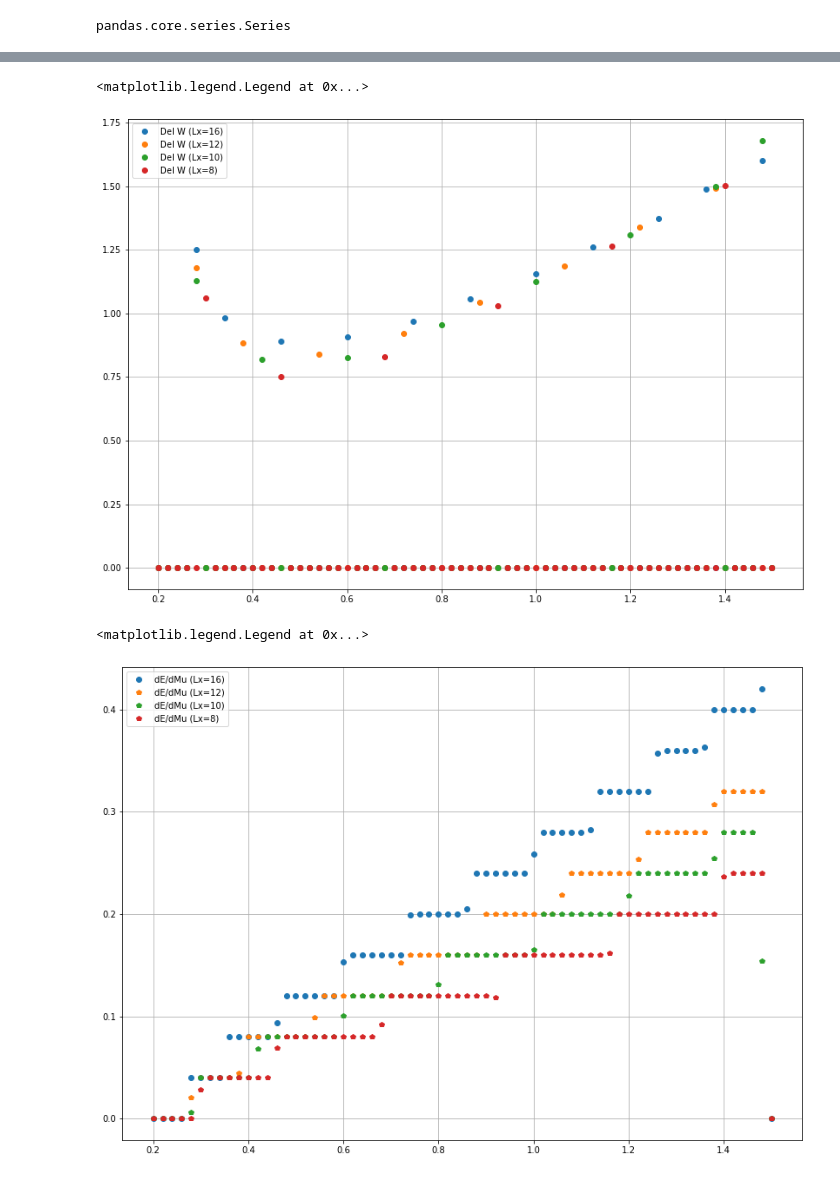
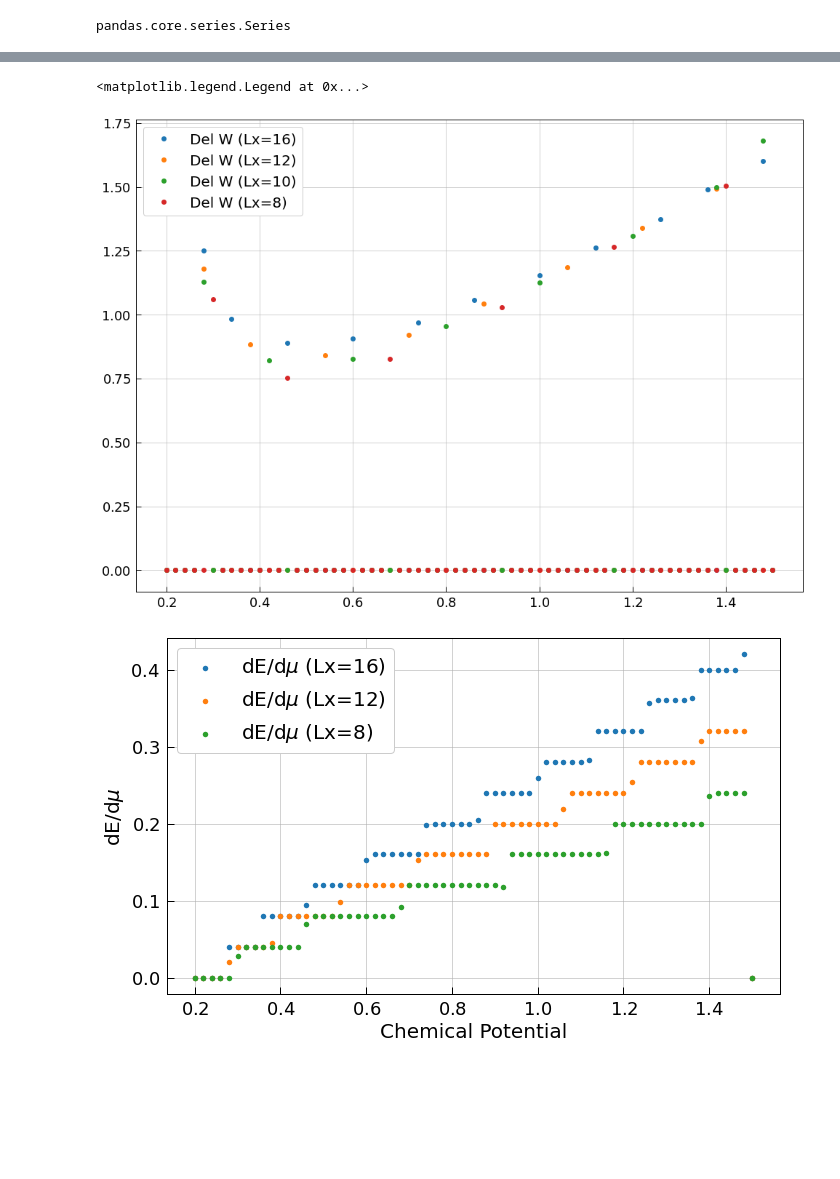
Before and after one commit to Philipp137/SquareIce, a Jupyter notebook: 06_data/28_06_plots_paolo/data_analisys.ipynb, the cells around one changed output, grey strips where cells are left out. Saved outputs shown, nothing was run; the diff lists cells and outputs as text; code cells hidden in the pictures; blank space fills up the shorter version.

```diff
--- a/06_data/28_06_plots_paolo/data_analisys.ipynb
+++ b/06_data/28_06_plots_paolo/data_analisys.ipynb
@@ -4,7 +4,7 @@ import os
 import numpy as np
 import matplotlib.pyplot as plt
 import matplotlib.cm as cm
-#plt.style.use('/Users/paolostornati/Phd/phdthesis.mpltstyle')
+plt.style.use('/Users/paolostornati/Phd/phdthesis.mpltstyle')
 niceblack="#262626"
 from matplotlib.colors import ListedColormap
 from palettable.cartocolors.sequential import DarkMint_7
@@ -154,28 +156,33 @@ plt.grid()
 plt.legend()
 # %% [output]
 <matplotlib.legend.Legend at 0x...>
-[figure, old version]
+[figure, new version]
 # %%
-plt.figure(figsize=(14,10))
+plt.figure(figsize=(10,10/1.61))
 dE_L16= list(-np.diff(df[(df['Lx']==16)]['Energy_GS']))
 dE_L16.append(0)
 dE_L12= list(-np.diff(df[(df['Lx']==12)]['Energy_GS']))
 dE_L12.append(0)
 dE_L10= list(-np.diff(df[(df['Lx']==10)]['Energy_GS']))
 dE_L10.append(0)
 dE_L8= list(-np.diff(df[(df['Lx']==8)]['Energy_GS']))
 dE_L8.append(0)
 
-plt.plot(df[(df['Lx']==16)]['mu_y'], dE_L16, lw=0,marker='o', label = 'dE/dMu (Lx=16)')
-plt.plot(df[(df['Lx']==12)]['mu_y'], dE_L12, lw=0,marker='p', label = 'dE/dMu (Lx=12)')
-plt.plot(df[(df['Lx']==10)]['mu_y'], dE_L10, lw=0,marker='p', label = 'dE/dMu (Lx=10)')
-plt.plot(df[(df['Lx']==8)]['mu_y'], dE_L8, lw=0,marker='p', label = 'dE/dMu (Lx=8)')
+
+
+plt.scatter(df[(df['Lx']==16)]['mu_y'], dE_L16, lw=0,marker='o',s=30, label = r'dE/d$\mu$ (Lx=16)')
+plt.scatter(df[(df['Lx']==12)]['mu_y'], dE_L12, lw=0,marker='o',s=30, label = r'dE/d$\mu$ (Lx=12)')
+#plt.scatter(df[(df['Lx']==10)]['mu_y'], dE_L10, lw=0,marker='p', label = 'dE/dMu (Lx=10)')
+plt.scatter(df[(df['Lx']==8)]['mu_y'], dE_L8, lw=0,marker='o',s=30, label = r'dE/d$\mu$ (Lx=8)')
+
+plt.ylabel(r'dE/d$\mu$')
+plt.xlabel('Chemical Potential')
 
 plt.grid()
 plt.legend()
+plt.savefig("/Users/paolostornati/Desktop/Talks/LATTICE_2021/Lambda_1_dE_dMu.png", format="png", dpi=300)
 # %% [output]
-<matplotlib.legend.Legend at 0x...>
-[figure, old version]
+[figure, new version]
 # %%
 plt.figure(figsize=(14,10))
 d2E_L16= list(np.diff(dE_L16))
```
Also changed, not shown: parts of 9 cells of this notebook, 3 other files.
